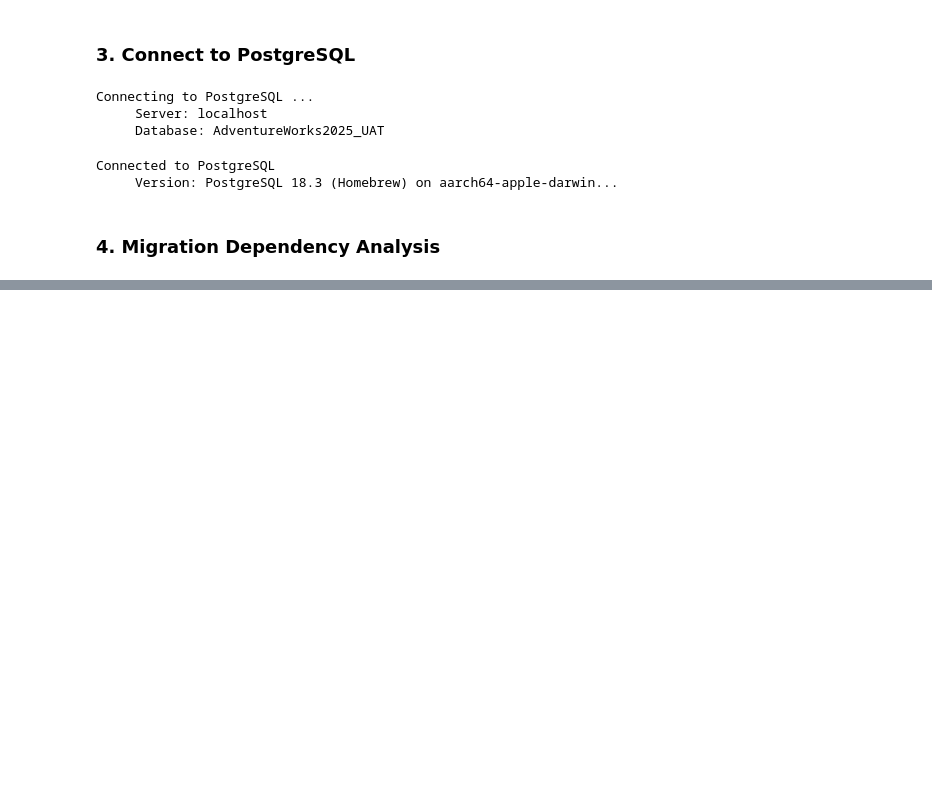
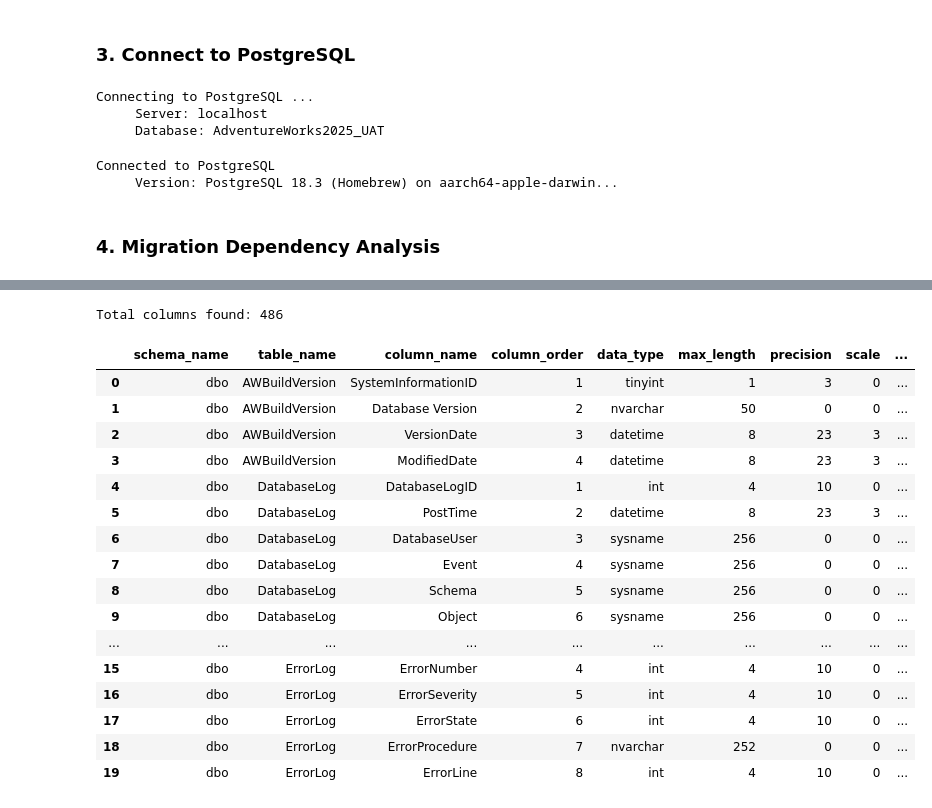
Before and after one commit to liamletran/database-migration-pipeline, a Jupyter notebook: run-migration-uat.ipynb, the cells around one changed output, grey strips where cells are left out. Saved outputs shown, nothing was run; the diff lists cells and outputs as text; code cells hidden in the pictures; blank space fills up the shorter version.

Commit message:
database schema exploration

```diff
--- a/run-migration-uat.ipynb
+++ b/run-migration-uat.ipynb
@@ -44,7 +45,7 @@ Connecting to SQL Server ...
 # %%
 # Build connection string for SQLAlchemy
 try:
-    sql_connection_string_sqlalchemy = urllib.parse.quote_plus(
+    sql_connection_string = urllib.parse.quote_plus(
         f'DRIVER={driver};'
         f'SERVER={sql_host};'
         f'DATABASE={sql_db};'
@@ -53,7 +54,7 @@ try:
         f'Encrypt=yes;'
         f'TrustServerCertificate=yes;'
     )
-    engine = create_engine(f"mssql+pyodbc:///?odbc_connect={sql_connection_string_sqlalchemy}")
+    sql_connection_engine = create_engine(f"mssql+pyodbc:///?odbc_connect={sql_connection_string}")
     print("[SUCCESS] -> Connection to SQL Server now live.")
 except SQLAlchemyError as e:
     print(f"SQL Server connection failed: {e}")
@@ -110,0 +259,47 @@ Connected to PostgreSQL
+# %%
+try:
+    query_dtypes = """
+    SELECT
+        s.name AS schema_name,
+        t.name AS table_name,
+        c.name AS column_name,
+        c.column_id AS column_order,
+        tp.name AS data_type,
+        c.max_length,
+        c.precision,
+        c.scale,
+        c.is_nullable,
+        c.is_identity
+    FROM sys.tables t
+    JOIN sys.schemas s
+        ON t.schema_id = s.schema_id
+    JOIN sys.columns c
+        ON t.object_id = c.object_id
+    JOIN sys.types tp
+        ON c.user_type_id = tp.user_type_id
+    ORDER BY s.name, t.name, c.column_id
+    """
+    df_dtypes = pd.read_sql(query_dtypes, sql_connection_engine)
+    print(f"Total columns found: {len(df_dtypes)}")
+    display(df_dtypes.head(20))
+except Exception as e:
+    print(f"Query failed: {e}")
+# %% [output]
+Total columns found: 486
+|  | schema_name | table_name | column_name | column_order | data_type | max_length | precision | scale | ... |
+| 0 | dbo | AWBuildVersion | SystemInformationID | 1 | tinyint | 1 | 3 | 0 | ... |
+| 1 | dbo | AWBuildVersion | Database Version | 2 | nvarchar | 50 | 0 | 0 | ... |
+| 2 | dbo | AWBuildVersion | VersionDate | 3 | datetime | 8 | 23 | 3 | ... |
+| 3 | dbo | AWBuildVersion | ModifiedDate | 4 | datetime | 8 | 23 | 3 | ... |
+| 4 | dbo | DatabaseLog | DatabaseLogID | 1 | int | 4 | 10 | 0 | ... |
+| 5 | dbo | DatabaseLog | PostTime | 2 | datetime | 8 | 23 | 3 | ... |
+| 6 | dbo | DatabaseLog | DatabaseUser | 3 | sysname | 256 | 0 | 0 | ... |
+| 7 | dbo | DatabaseLog | Event | 4 | sysname | 256 | 0 | 0 | ... |
+| 8 | dbo | DatabaseLog | Schema | 5 | sysname | 256 | 0 | 0 | ... |
+| 9 | dbo | DatabaseLog | Object | 6 | sysname | 256 | 0 | 0 | ... |
+| ... | ... | ... | ... | ... | ... | ... | ... | ... | ... |
+| 15 | dbo | ErrorLog | ErrorNumber | 4 | int | 4 | 10 | 0 | ... |
+| 16 | dbo | ErrorLog | ErrorSeverity | 5 | int | 4 | 10 | 0 | ... |
+| 17 | dbo | ErrorLog | ErrorState | 6 | int | 4 | 10 | 0 | ... |
+| 18 | dbo | ErrorLog | ErrorProcedure | 7 | nvarchar | 252 | 0 | 0 | ... |
+| 19 | dbo | ErrorLog | ErrorLine | 8 | int | 4 | 10 | 0 | ... |
```
Also changed, not shown: parts of 7 cells of this notebook.
